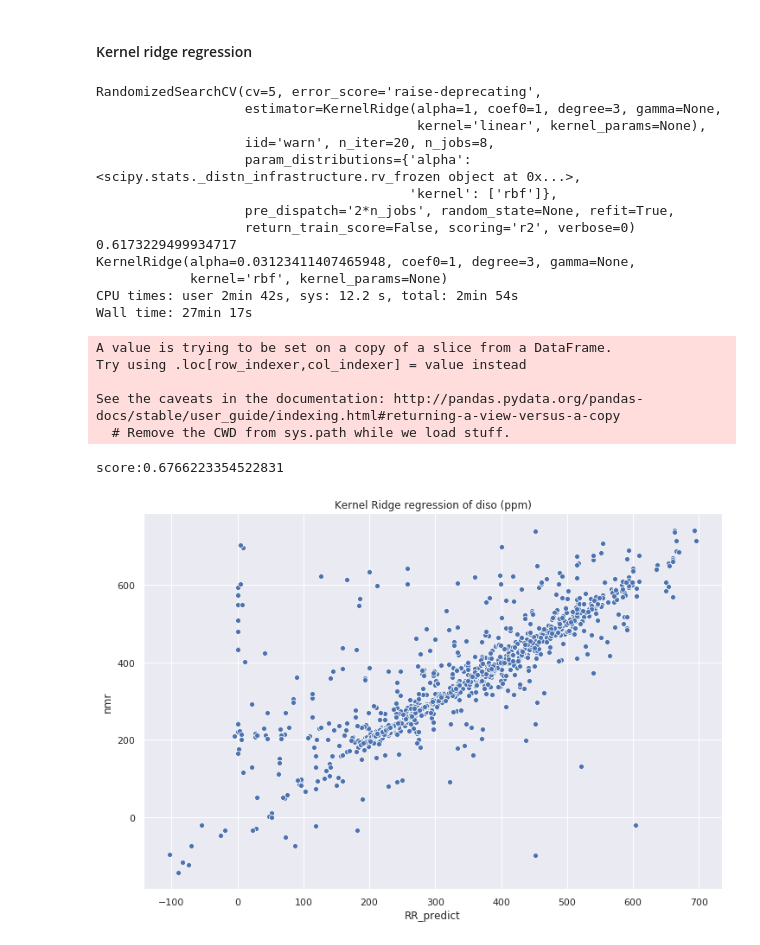
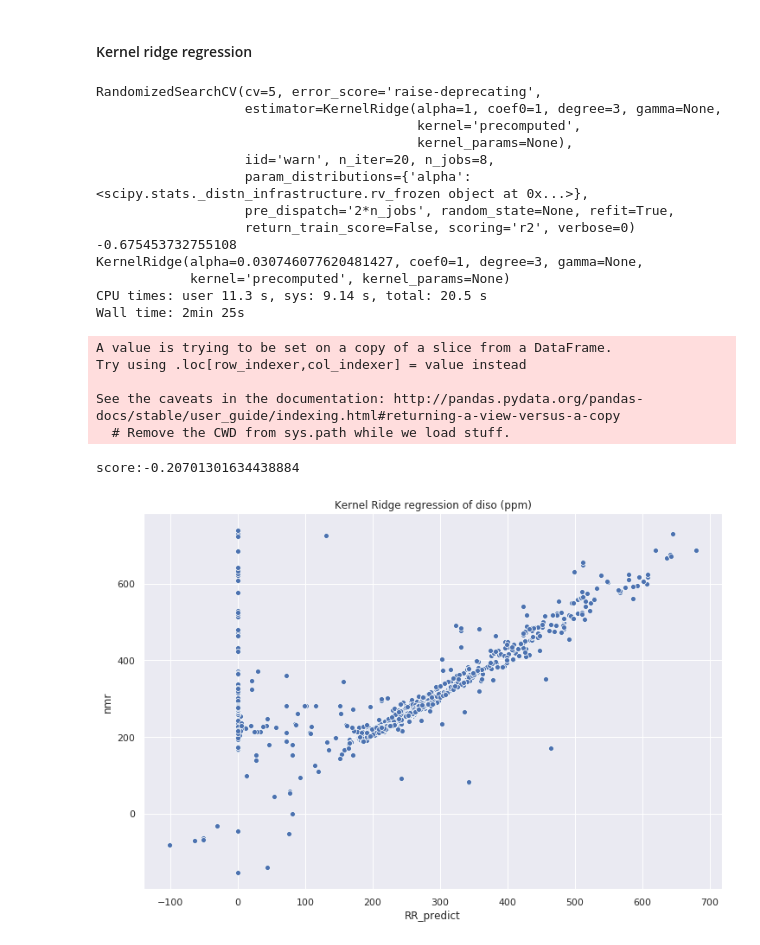
Before and after one commit to wushanyun64/27Al-Machine-learning, a Jupyter notebook: 27Al_process.ipynb, the cells around one changed output. Saved outputs shown, nothing was run; the diff lists cells and outputs as text; code cells hidden in the pictures.

```diff
--- a/27Al_process.ipynb
+++ b/27Al_process.ipynb
@@ -393,6 +386,8 @@ def TensorGaussianCombo(structure_tensor, nmr_key):
 from scipy.sparse import vstack
 from random import sample
 def getXY(structures_tensors,num,descriptor,species):
+    #loctaion info for slice the soap vector, None when choose other descriptor
+    loc = None
 
     if descriptor == 'soap':
         X=None
@@ -402,7 +397,7 @@ def getXY(structures_tensors,num,descriptor,species):
 
     for structure_tensor in tqdm(sample(structures_tensors,num)):
         if descriptor=='soap':
-            soap, nmr_param = TensorSOAPcombo(structure_tensor,'diso',species = species)
+            soap, nmr_param, loc = TensorSOAPcombo(structure_tensor,'diso',species = species)
             if X==None:
                 X =soap
             else:
@@ -421,13 +416,13 @@ def getXY(structures_tensors,num,descriptor,species):
         X = np.array(X)
     y = pd.DataFrame(y,columns=['nmr','structure'])
 
-    return(X,y)
+    return(X,y,loc)
 # %%
-N = 84
+N = 40
 species = [k[0] for k in occur_count_sorted[:N]]
 
 structure_input = structuresWithFirstNAtoms(N,occur_count_sorted,
                                             inliers)
-X,y = getXY(structure_input,len(structure_input),'soap',species)
+X,y,loc = getXY(structure_input,len(structure_input),'soap',species)
 print(X.shape,y.shape)
 # %% [output]
@@ -441,3 +476,9 @@ test.isna().any().any()
 # train test split
 from sklearn.model_selection import train_test_split
 X_train, X_test, y_train, y_test = train_test_split(X, y, test_size=0.2)
+
+# get precomputed gram matrix for X_train and X_test
+# from Gaussian_Kernel import GaussianKernel
+gaussian = GaussianKernel(X_train,X_test,sigma=10)
+gram_train = gaussian.GaussianMatrix_train()
+gram_test = gaussian.GaussianMatrix_test()
@@ -491,17 +536,20 @@ from sklearn.model_selection import RandomizedSearchCV
 from scipy.stats import uniform
 
 # create and fit a kernel ridge regression model
-model = KernelRidge()
+model = KernelRidge(
+    kernel='precomputed'
+)
 param = {'alpha':uniform(0,1),
 #          'gamma':uniform(0,100),
-         'kernel':['rbf']}
+#          'kernel':['rbf']
+         }
 
 grid = RandomizedSearchCV(estimator=model,
                           param_distributions=param,
                           n_iter=20,
                           scoring='r2',
                           cv=5,n_jobs=8)
-grid.fit(X_train, y_train['nmr'])
+grid.fit(gram_train, y_train['nmr'])
 print(grid)
 # summarize the results of the grid search
 print(grid.best_score_)
@@ -509,44 +557,44 @@ print(grid.best_estimator_)
 # %% [output]
 RandomizedSearchCV(cv=5, error_score='raise-deprecating',
                    estimator=KernelRidge(alpha=1, coef0=1, degree=3, gamma=None,
-                                         kernel='linear', kernel_params=None),
+                                         kernel='precomputed',
+                                         kernel_params=None),
                    iid='warn', n_iter=20, n_jobs=8,
-                   param_distributions={'alpha': <scipy.stats._distn_infrastructure.rv_frozen object at 0x...>,
-                                        'kernel': ['rbf']},
+                   param_distributions={'alpha': <scipy.stats._distn_infrastructure.rv_frozen object at 0x...>},
                    pre_dispatch='2*n_jobs', random_state=None, refit=True,
                    return_train_score=False, scoring='r2', verbose=0)
-0.6173229499934717
-KernelRidge(alpha=0.03123411407465948, coef0=1, degree=3, gamma=None,
-            kernel='rbf', kernel_params=None)
-CPU times: user 2min 42s, sys: 12.2 s, total: 2min 54s
-Wall time: 27min 17s
+-0.675453732755108
+KernelRidge(alpha=0.030746077620481427, coef0=1, degree=3, gamma=None,
+            kernel='precomputed', kernel_params=None)
+CPU times: user 11.3 s, sys: 9.14 s, total: 20.5 s
+Wall time: 2min 25s
 # %%
 %%time
 # Predict using kernel ridge
 import seaborn as sns; sns.set()
 import matplotlib.pyplot as plt
 from datetime import date
 
 
-y_rr = grid.predict(X_test)
+y_rr = grid.predict(gram_test)
 
 predict_result = y_test
 predict_result['RR_predict']=y_rr
-print("score:{}".format(grid.score(X_test,y_test['nmr'])))
+print("score:{}".format(grid.score(gram_test,y_test['nmr'])))
 
 # write down the date for png save
 today = date.today()
 
 plt.figure(figsize=[12,8])
 plt.title('Kernel Ridge regression of diso (ppm)')
 plot = sns.scatterplot(x="RR_predict", y="nmr", data=predict_result[['RR_predict','nmr']])
 plt.savefig('27Al_krr_testSet_{}.png'.format(today))
 plt.show()
 # %% [output]
 A value is trying to be set on a copy of a slice from a DataFrame.
 Try using .loc[row_indexer,col_indexer] = value instead
 
 See the caveats in the documentation: http://pandas.pydata.org/pandas-docs/stable/user_guide/indexing.html#returning-a-view-versus-a-copy
   # Remove the CWD from sys.path while we load stuff.
-score:0.6766223354522831
+score:-0.20701301634438884
-[figure, old version]
+[figure, new version]
```
Also changed, not shown: parts of 18 cells of this notebook, 1 other file.
